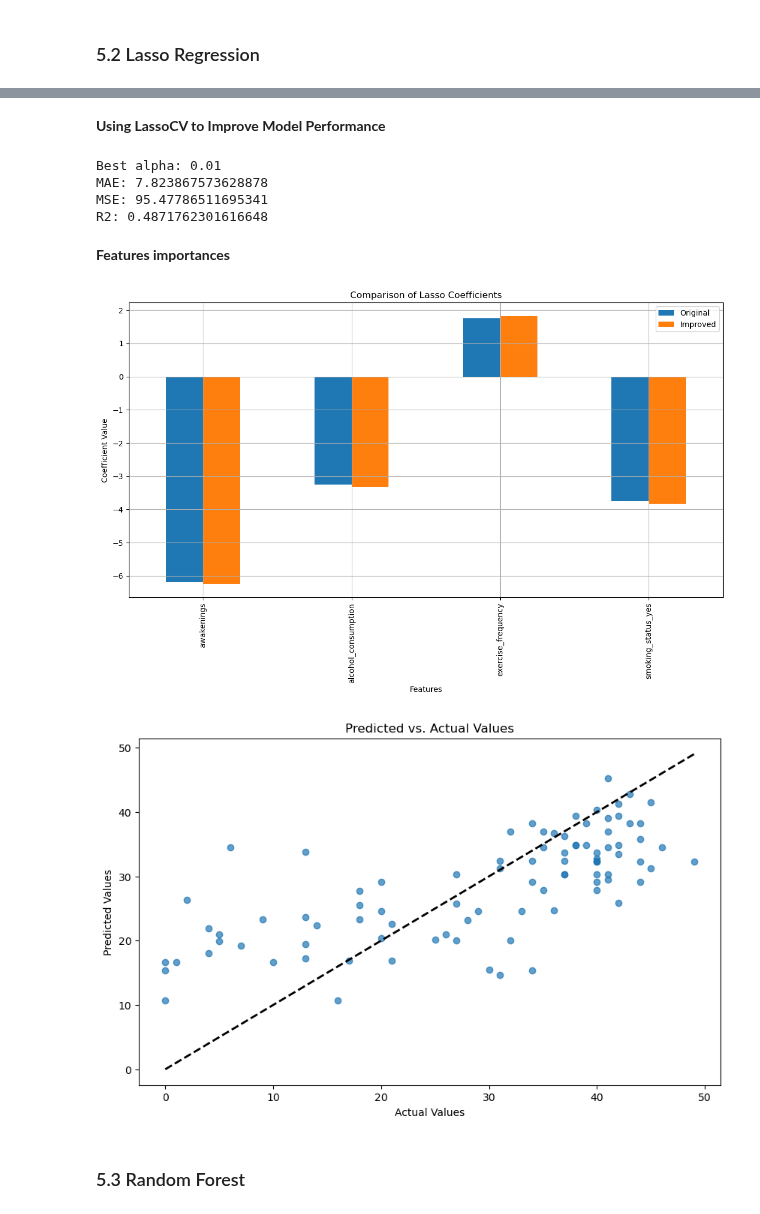
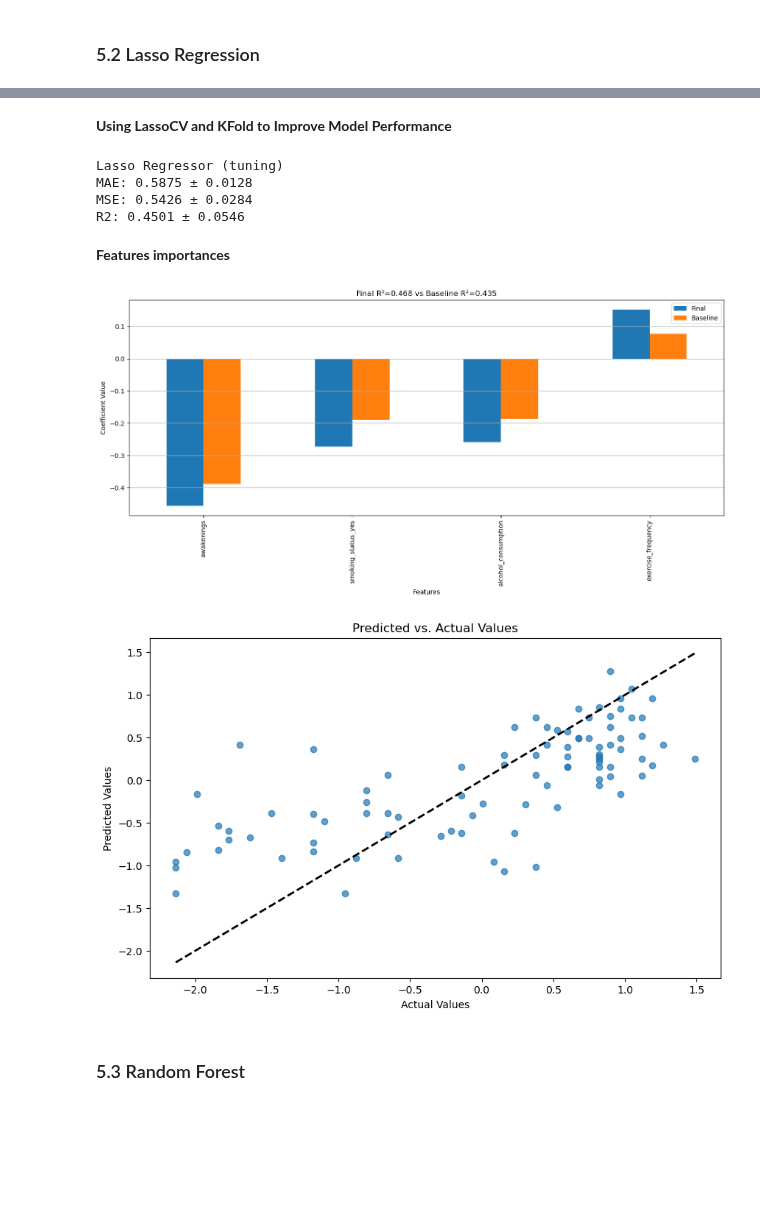
Before and after one commit to Jelles/ML-Model, a Jupyter notebook: Data Analysis - Sleep Efficiency.ipynb, the cells around one changed output, grey strips where cells are left out. Drawn from its saved outputs; the diff is of its cells as text; code cells hidden in the pictures; blank space fills up the shorter version.

Commit message:
added cross validation for lasso

```diff
--- a/Data Analysis - Sleep Efficiency.ipynb
+++ b/Data Analysis - Sleep Efficiency.ipynb
@@ -271,14 +271,10 @@ df_split = df.drop(columns=['light_sleep_percentage', 'deep_sleep_percentage','r
 
 # Separate features and target variable
 X = df_split.drop(columns=['sleep_efficiency'])  # Assuming 'Sleep efficiency' is the target variable
-y = df_split['sleep_efficiency']
-
-# Encode target if needed
-le = LabelEncoder()
-y_encoded = le.fit_transform(y)
+y = df_split['sleep_efficiency'].astype('float')
 
 # Split the data into training and testing sets (80% - 20%)
-X_train, X_test, y_train, y_test = train_test_split(X, y_encoded, test_size=0.2, random_state=RANDOM_STATE)
+X_train, X_test, y_train, y_test = train_test_split(X, y, test_size=0.2, random_state=RANDOM_STATE)
 # %% [markdown]
 ### 4.5 Classification
 # %%
@@ -579,43 +586,63 @@ R2 Score: 0.48423441416688073
 # %% [markdown]
-**Using LassoCV to Improve Model Performance**
+**Using LassoCV and KFold to Improve Model Performance**
 # %%
 param_grid = {
     'alphas': [0.01, 0.1, 1, 10]
 }
 
-lasso_cv = LassoCV(alphas=param_grid['alphas'], cv=5)
-lasso_cv.fit(X_train, y_train)
-y_pred = lasso_cv.predict(X_test)
-mae = mean_absolute_error(y_pred=y_pred, y_true=y_test)
-mse = mean_squared_error(y_pred=y_pred, y_true=y_test)
-r2 = r2_score(y_pred=y_pred, y_true=y_test)
-print('Best alpha:', lasso_cv.alpha_, '\nMAE:', mae, '\nMSE:', mse, '\nR2:', r2)
+model_cv = LassoCV(alphas=param_grid['alphas'], cv=inner_cv, n_jobs=-1)
+
+cv_results = cross_validate(
+    model_cv, X, y,
+    cv=outer_cv,
+    scoring=scoring,
+    return_estimator=True,
+    n_jobs=-1
+)
+
+print_results(cv_results, "Lasso Regressor (tuning)")
 # %% [output]
-Best alpha: 0.01
-MAE: 7.823867573628878
-MSE: 95.47786511695341
-R2: 0.4871762301616648
+Lasso Regressor (tuning)
+MAE: 0.5875 ± 0.0128
+MSE: 0.5426 ± 0.0284
+R2: 0.4501 ± 0.0546
 # %% [markdown]
 **Features importances**
 # %%
-# Assuming 'lasso' is your fitted model and X_train is your training data
-coefs_original = pd.Series(lasso.coef_, index=X_train.columns)
-coefs_improved = pd.Series(lasso_cv.coef_, index=X_train.columns)
-coefs = pd.DataFrame({'Original': coefs_original, 'Improved': coefs_improved})
+baseline_lasso = Lasso(alpha=0.1).fit(X, y)
 
-# Plotting the coefficients
-coefs.plot(kind='bar', figsize=(14, 7))
-plt.title('Comparison of Lasso Coefficients')
-plt.xlabel('Features')
-plt.ylabel('Coefficient Value')
-plt.legend(loc='upper right')
-plt.grid(True)
+final = LassoCV(
+    alphas=param_grid['alphas'],
+    cv=inner_cv,
+    n_jobs=-1,
+    random_state=42
+).fit(X, y)
+
+
+coef_final = pd.Series(final.coef_, index=X.columns, name='Final')
+coef_baseline = pd.Series(baseline_lasso.coef_, index=X.columns, name='Baseline')
+
+coefs = pd.concat([coef_final, coef_baseline], axis=1)
+coefs = coefs.reindex(coefs['Final'].abs().sort_values(ascending=False).index)
+
+ax = coefs.plot.bar(figsize=(14, 7))
+ax.set_title(
+    f'Final R²={r2_score(y, final.predict(X)):.3f} vs '
+    f'Baseline R²={r2_score(y, baseline_lasso.predict(X)):.3f}'
+)
+
+ax.set_xlabel('Features')
+ax.set_ylabel('Coefficient Value')
+ax.legend(loc='upper right')
+ax.grid(axis='y')
+plt.tight_layout()
 plt.show()
 # %% [output]
-[figure, old version]
+[figure, new version]
 # %%
 # Assuming you have a test set: X_test, y_test
-y_pred = lasso.predict(X_test)
+y_pred = final.predict(X_test)
+
 plt.figure(figsize=(10, 6))
 plt.scatter(y_test, y_pred, alpha=0.7)
 plt.plot([y_test.min(), y_test.max()], [y_test.min(), y_test.max()], 'k--', lw=2)
@@ -624,7 +651,7 @@ plt.ylabel('Predicted Values')
 plt.title('Predicted vs. Actual Values')
 plt.show()
 # %% [output]
-[figure, old version]
+[figure, new version]
 # %% [markdown]
 ### 5.3 Random Forest
 # %%
```
Also changed, not shown: parts of 11 cells of this notebook.
